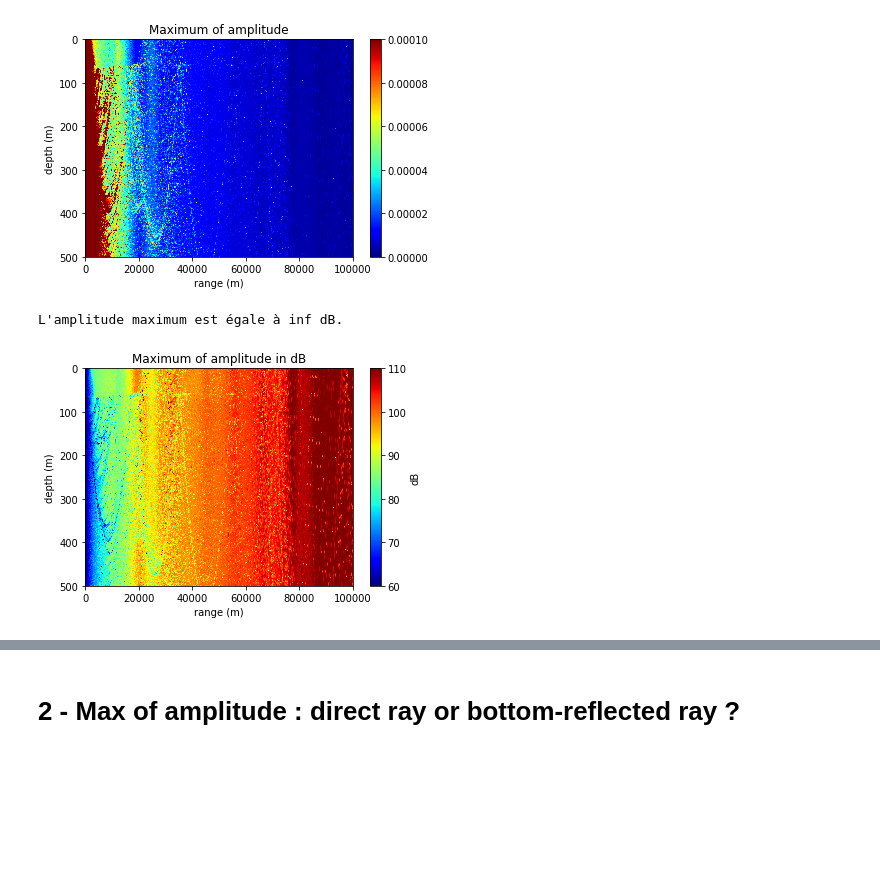
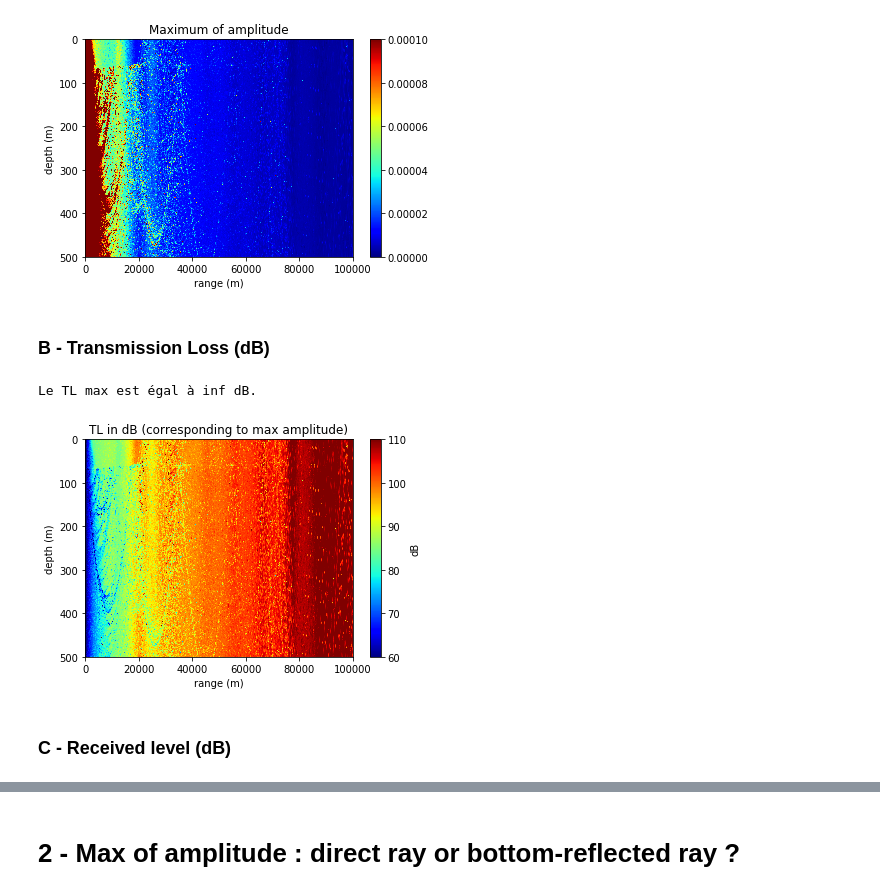
Before and after one commit to ponchama/Cognac_Acoustique, a Jupyter notebook: Bellhop/Arrival_times.ipynb, the cells around one changed output, grey strips where cells are left out. Drawn from its saved outputs; the diff is of its cells as text; code cells hidden in the pictures; blank space fills up the shorter version.

```diff
--- a/Bellhop/Arrival_times.ipynb
+++ b/Bellhop/Arrival_times.ipynb
@@ -101,10 +84,10 @@ s.plotarr(Arr, Pos, irr, ird, isd)
 # %%
-Narr = int(Arr['Narr'][irr,ird,isd])
-A = abs(Arr['A'][irr, :Narr, ird, isd])
+# sortie de la simulation (.arr)
+
+A = Arr['A'][irr, :Narr, ird, isd]
 print('Amplitude : \n', A)
-db = -20.0 * np.log10 (A)
+
+db = -20.0 * np.log10 (abs(A))
 print('\nAmplitude in dB : \n', db)
-
-################### to be completed... ######################
 # %% [output]
 Amplitude :
@@ -144,18 +163,22 @@ print("L'amplitude maximum est égale à %.3f" %np.max(Max_A[:,:,isd]))
 # %% [output]
 L'amplitude maximum est égale à 0.096
 [figure]
+# %% [markdown]
+### B - Transmission Loss (dB)
 # %%
 Max_A_dB  = -20.0*np.log10( Max_A )
 plt.pcolormesh(R, Z, Max_A_dB[:,:,isd].T, cmap='jet')
-plt.title ('Maximum of amplitude in dB')
+plt.title ('TL in dB (corresponding to max amplitude)')
 plt.xlabel("range (m)")
 plt.ylabel("depth (m)")
 cbar = plt.colorbar()
 cbar.set_label("dB")
 plt.clim([60,110])
 plt.gca().invert_yaxis()
 
-print("L'amplitude maximum est égale à %.1f dB." %np.max(Max_A_dB[:,:,isd]))
+print("Le TL max est égal à %.1f dB." %np.max(Max_A_dB[:,:,isd]))
 # %% [output]
-L'amplitude maximum est égale à inf dB.
+Le TL max est égal à inf dB.
-[figure, old version]
+[figure, new version]
+# %% [markdown]
+### C - Received level (dB)
```
Also changed, not shown: parts of 13 cells of this notebook, 2 other files.
